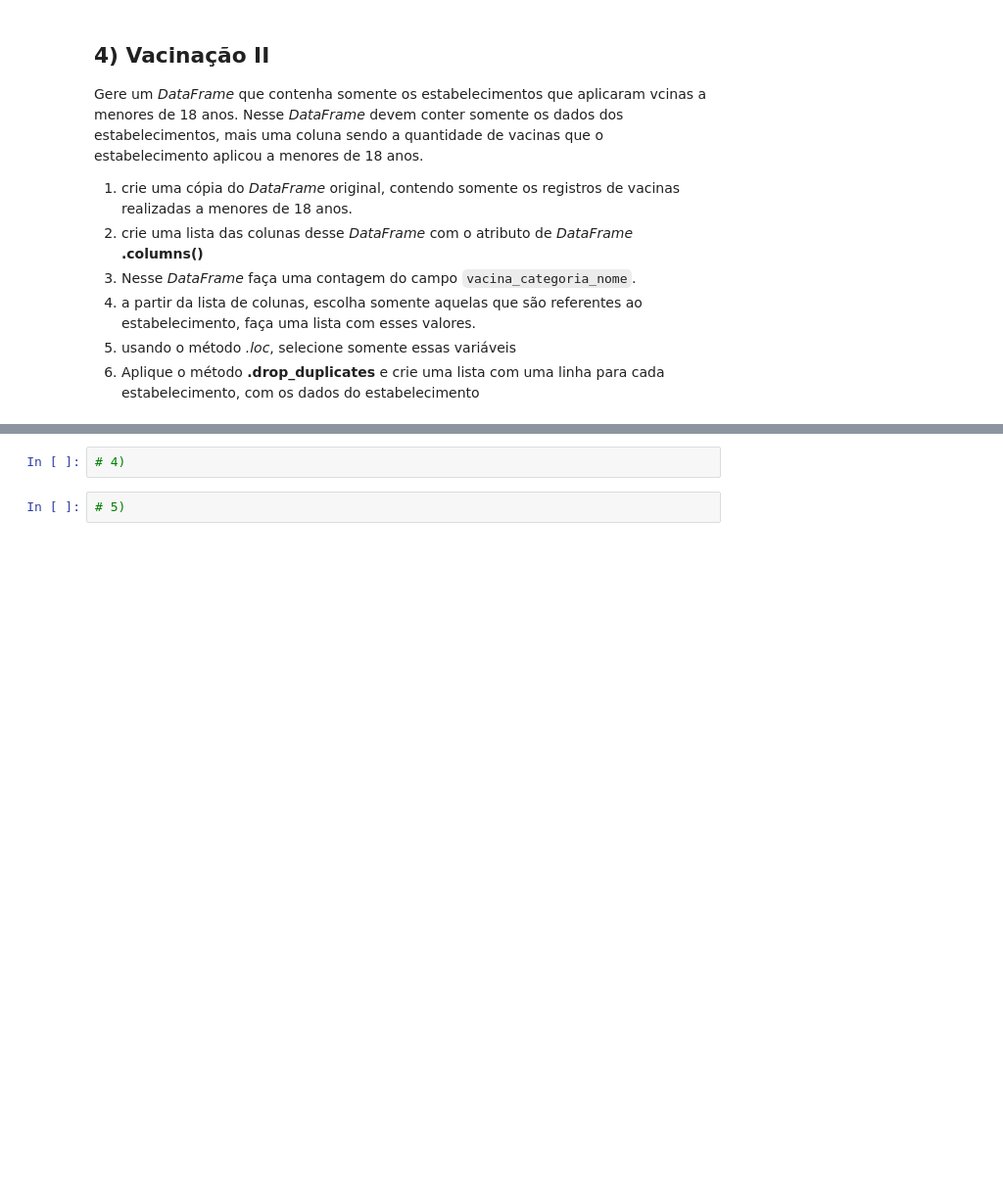
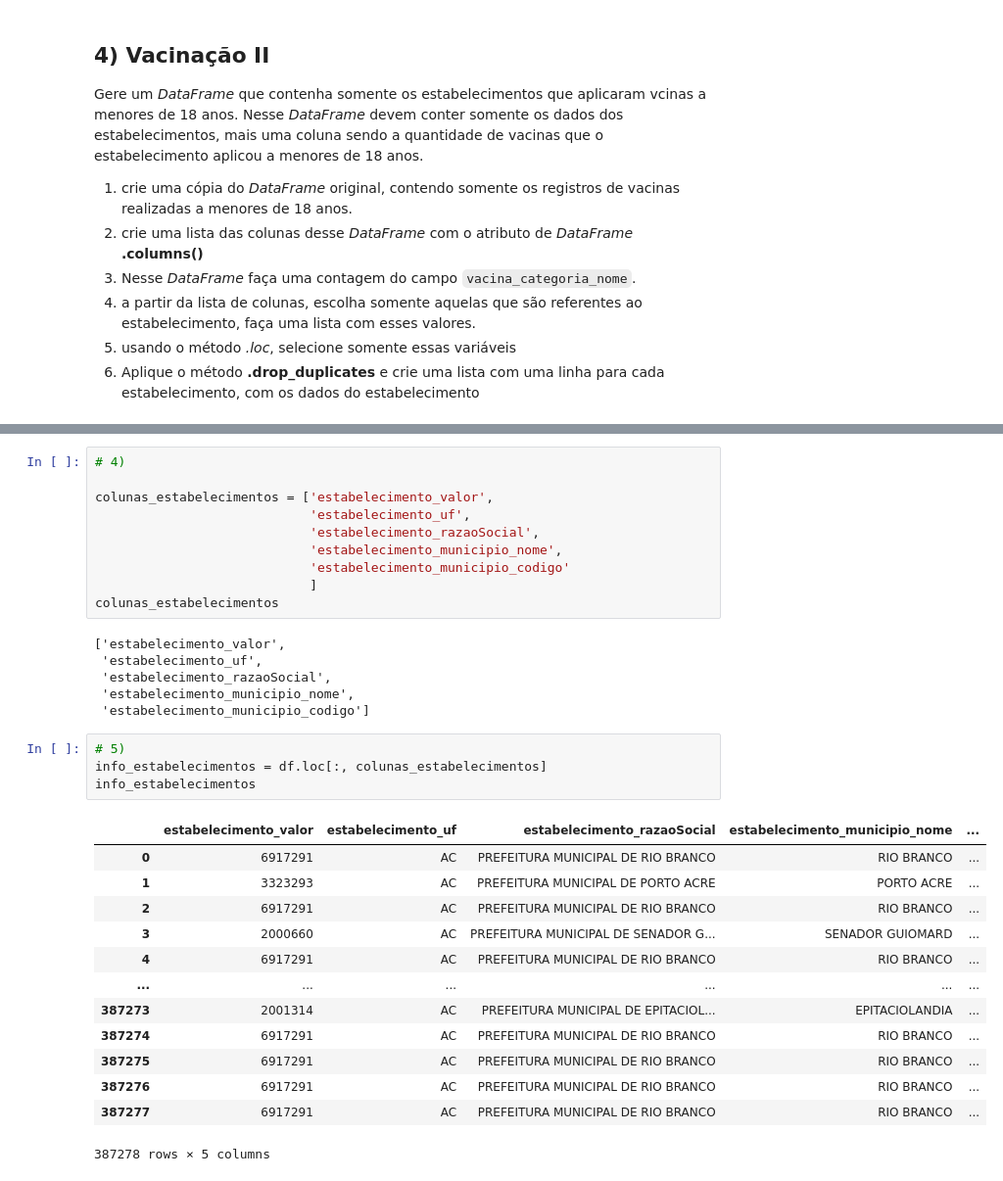
Before and after one commit to MacielGithub/Exercicios_EBAC, a Jupyter notebook: M4_E2.ipynb, the cells around one changed output, grey strips where cells are left out. Shown at 98% size. Saved outputs shown, nothing was run; the diff lists cells and outputs as text; blank space fills up the shorter version.

```diff
--- a/M4_E2.ipynb
+++ b/M4_E2.ipynb
@@ -299,4 +357,34 @@ Gere um *DataFrame* que contenha somente os estabelecimentos que aplicaram vcina
-# %%
-# 4)
-# %%
-# 5)
+# %%
+# 4)
+
+colunas_estabelecimentos = ['estabelecimento_valor',
+                            'estabelecimento_uf',
+                            'estabelecimento_razaoSocial',
+                            'estabelecimento_municipio_nome',
+                            'estabelecimento_municipio_codigo'
+                            ]
+colunas_estabelecimentos
+# %% [output]
+['estabelecimento_valor',
+ 'estabelecimento_uf',
+ 'estabelecimento_razaoSocial',
+ 'estabelecimento_municipio_nome',
+ 'estabelecimento_municipio_codigo']
+# %%
+# 5)
+info_estabelecimentos = df.loc[:, colunas_estabelecimentos]
+info_estabelecimentos
+# %% [output]
+|  | estabelecimento_valor | estabelecimento_uf | estabelecimento_razaoSocial | estabelecimento_municipio_nome | ... |
+| 0 | 6917291 | AC | PREFEITURA MUNICIPAL DE RIO BRANCO | RIO BRANCO | ... |
+| 1 | 3323293 | AC | PREFEITURA MUNICIPAL DE PORTO ACRE | PORTO ACRE | ... |
+| 2 | 6917291 | AC | PREFEITURA MUNICIPAL DE RIO BRANCO | RIO BRANCO | ... |
+| 3 | 2000660 | AC | PREFEITURA MUNICIPAL DE SENADOR G... | SENADOR GUIOMARD | ... |
+| 4 | 6917291 | AC | PREFEITURA MUNICIPAL DE RIO BRANCO | RIO BRANCO | ... |
+| ... | ... | ... | ... | ... | ... |
+| 387273 | 2001314 | AC | PREFEITURA MUNICIPAL DE EPITACIOL... | EPITACIOLANDIA | ... |
+| 387274 | 6917291 | AC | PREFEITURA MUNICIPAL DE RIO BRANCO | RIO BRANCO | ... |
+| 387275 | 6917291 | AC | PREFEITURA MUNICIPAL DE RIO BRANCO | RIO BRANCO | ... |
+| 387276 | 6917291 | AC | PREFEITURA MUNICIPAL DE RIO BRANCO | RIO BRANCO | ... |
+| 387277 | 6917291 | AC | PREFEITURA MUNICIPAL DE RIO BRANCO | RIO BRANCO | ... |
+387278 rows × 5 columns
```
Also changed, not shown: parts of 5 cells of this notebook.
